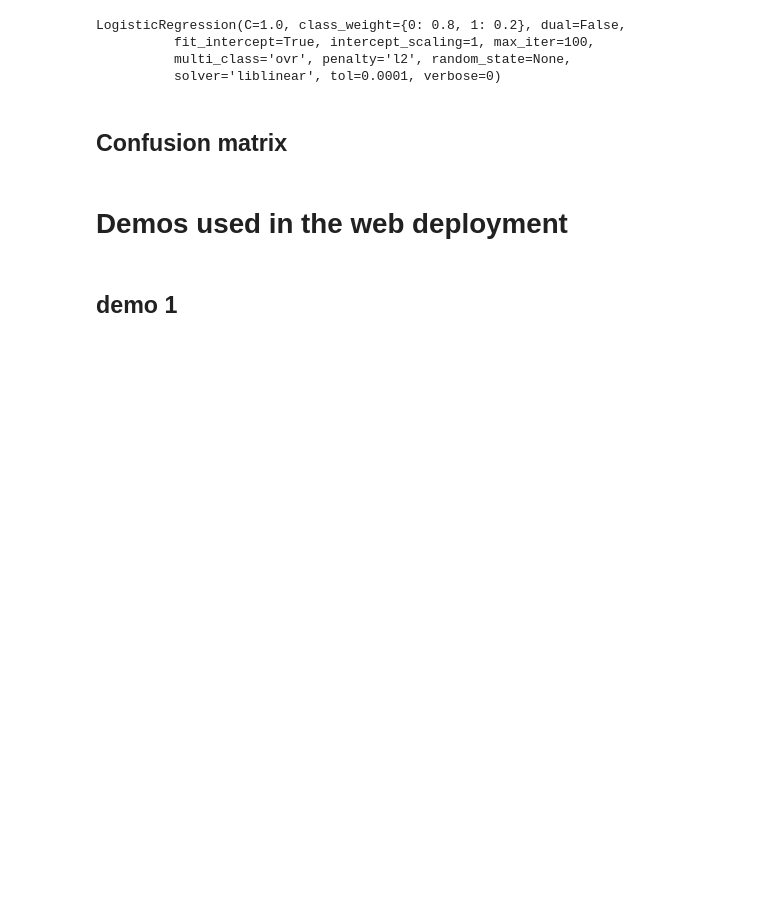
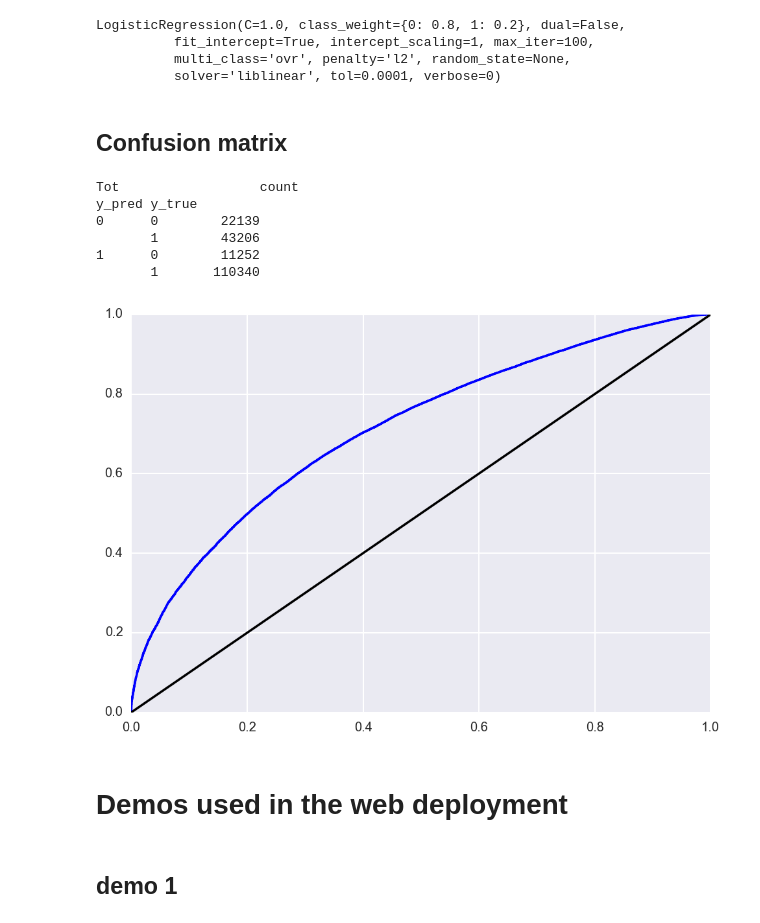
Before and after one commit to jingfengli/LendingClubPrediction, a Jupyter notebook: LendingClubCracked.ipynb, the cells around one changed output. Saved outputs shown, nothing was run; the diff lists cells and outputs as text; code cells hidden in the pictures; blank space fills up the shorter version.

```diff
--- a/LendingClubCracked.ipynb
+++ b/LendingClubCracked.ipynb
@@ -385,4 +375,12 @@ LogisticRegression(C=1.0, class_weight={0: 0.8, 1: 0.2}, dual=False,
 ## Confusion matrix
 # %%
 y_pred_cmb_tot  = FinalCmbLGR.predict(np.array(y_cmb_tot).T)
+y_prob_cmb_tot  = FinalCmbLGR.predict_proba(np.array(y_cmb_tot).T)
 print 'Tot ' ,Compute_TPFN(y_pred_cmb_tot,y)
+# %% [output]
+Tot                  count
+y_pred y_true
+0      0        22139
+       1        43206
+1      0        11252
+       1       110340
@@ -397,3 +387,12 @@ y_prob_cmb_tot  = FinalCmbLGR.predict_proba(np.array(y_cmb_tot).T)
+# %%
+from sklearn.metrics import roc_curve
+a,b,c=roc_curve(y,y_prob_cmb_tot[:,1])
+import matplotlib.pyplot as plt
+plt.plot(a,b,'b')
+plt.plot(a,a,'k-')
+plt.show()
+# %% [output]
+[figure, added]
 # %% [markdown]
 # Demos used in the web deployment
 # %% [markdown]
```
Also changed, not shown: parts of 15 cells of this notebook, 4 other files.
